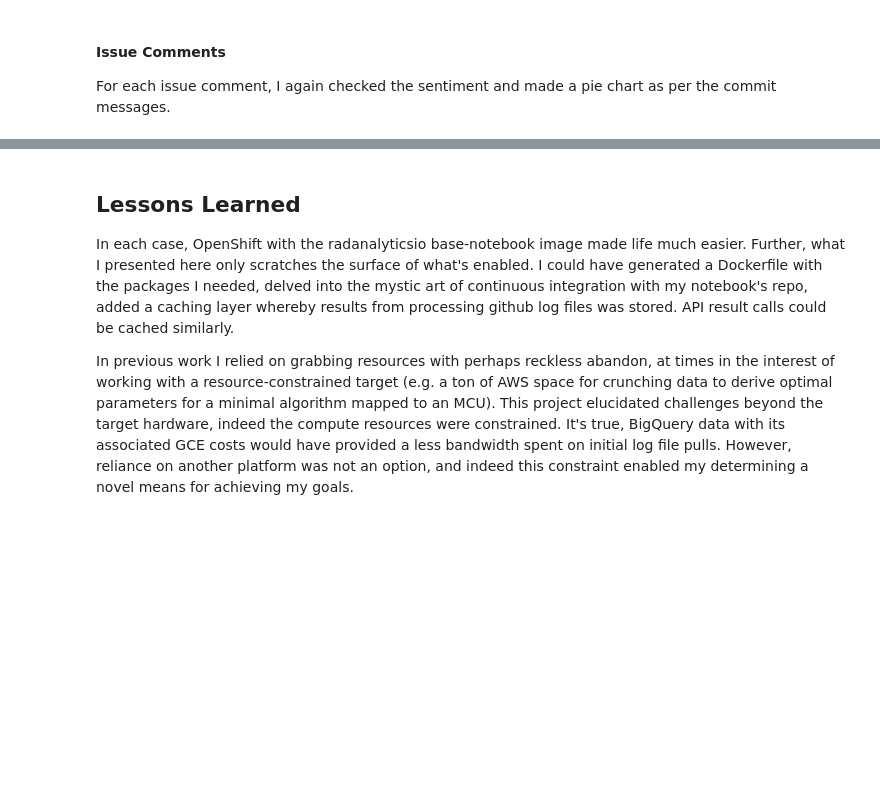
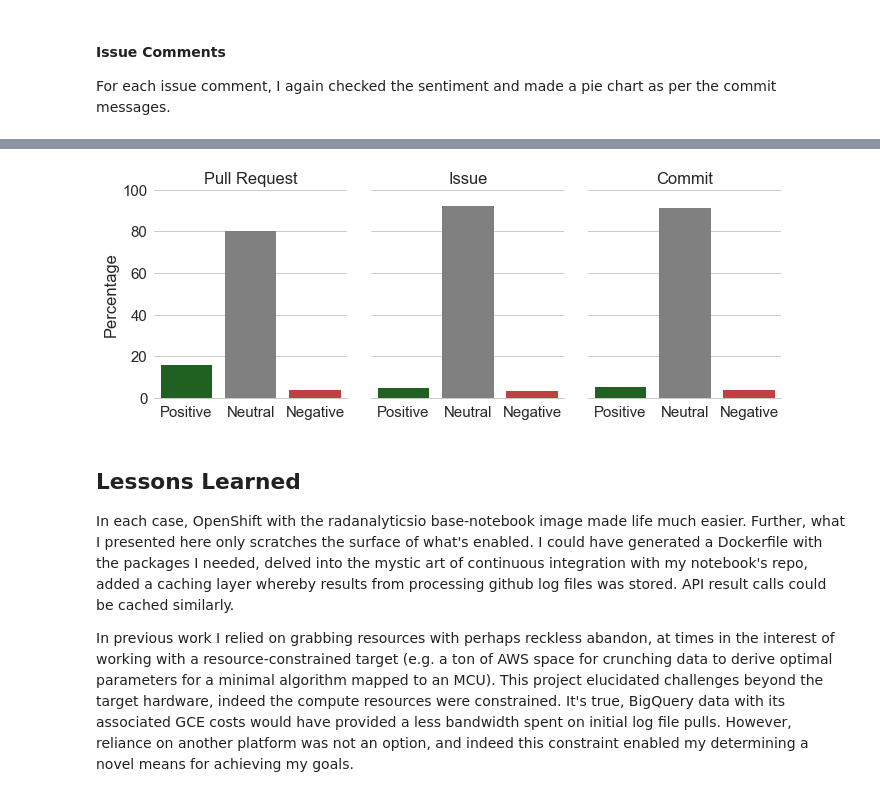
Before and after one commit to EldritchJS/kono-notebook, a Jupyter notebook: kono.ipynb, the cells around one changed output, grey strips where cells are left out. Cells and saved outputs as stored; diff of their text form; code cells hidden in the pictures; blank space fills up the shorter version.

```diff
--- a/kono.ipynb
+++ b/kono.ipynb
@@ -347,14 +342,11 @@ if(numIssueComments > 0):
     neg/=numIssueComments
     pos/=numIssueComments
     neu/=numIssueComments
-    x_list = [pos,neg,neu]
-    sns.set_style("whitegrid")
-    p2x = plt.figure(figsize=(15, 6)).gca()
-    p2x.axis("equal")
-    plt.rcParams['patch.linewidth'] = 0.5
-    plt.rcParams['patch.force_edgecolor'] = True
-    p2x.pie(x_list,autopct="%1.1f%%",colors=['green','red','white'])
-    plt.title("Issue Comment Sentiments\n"+repoFullName+' '+str(numIssueComments)+' comments',fontsize=15)
-    p2x.legend(['Positive','Negative','Neutral'],fontsize=11)
-else:
-    print("No issue comments")
+    total = neg+pos+neu
+    neg = neg*100/total
+    pos = pos*100/total
+    neu = neu*100/total
+
+issueMessageSentiments = [{'MessageType': 'Issue','SentimentType': 'Positive','Value': pos},\
+                           {'MessageType': 'Issue','SentimentType': 'Neutral', 'Value': neu},\
+                           {'MessageType': 'Issue','SentimentType': 'Negative', 'Value': neg}]
@@ -398,3 +357,51 @@ else:
+# %%
+pullRequestReviewPayloads=df[df['type']=='PullRequestReviewCommentEvent']['payload']
+
+neg=0
+pos=0
+neu=0
+numPullRequestReviewComments = 0
+
+for p in pullRequestReviewPayloads.keys():
+    numPullRequestReviewComments+=1
+    scores=analyzer.polarity_scores(pullRequestReviewPayloads[p]['comment']['body'])
+    neg+=scores['neg']
+    pos+=scores['pos']
+    neu+=scores['neu']
+
+if(numPullRequestReviewComments > 0):
+    neg/=numPullRequestReviewComments
+    pos/=numPullRequestReviewComments
+    neu/=numPullRequestReviewComments
+    total = neg+pos+neu
+    neg = neg*100/total
+    pos = pos*100/total
+    neu = neu*100/total
+
+pullRequestMessageSentiments = [{'MessageType': 'Pull Request','SentimentType': 'Positive','Value': pos},\
+                           {'MessageType': 'Pull Request','SentimentType': 'Neutral', 'Value': neu},\
+                           {'MessageType': 'Pull Request','SentimentType': 'Negative', 'Value': neg}]
+
+
+sdf = pd.DataFrame(pullRequestMessageSentiments)\
+    .append(issueMessageSentiments,ignore_index=True)\
+    .append(commitMessageSentiments,ignore_index=True)
+
+sns.set_style("whitegrid")
+pal = dict(Positive="Green",Neutral="Gray",Negative="Red")
+g = sns.factorplot(x="SentimentType",y="Value",col="MessageType",\
+                    data=sdf,kind="bar", ci=None,\
+                    palette=pal,saturation=0.5, aspect=0.8)
+
+g=g.set_axis_labels("", "Percentage")\
+        .set(ylim=(0, 100))\
+        .set_titles("{col_name}")\
+        .despine(left=True)
+
+plt.subplots_adjust(top=0.8)
+g=g.fig.suptitle("Sentiments by Repo Message Type for " + repoFullName)
+# %% [output]
+[figure, added]
 # %% [markdown]
 ## Lessons Learned
 
```
Also changed, not shown: parts of 9 cells of this notebook.
